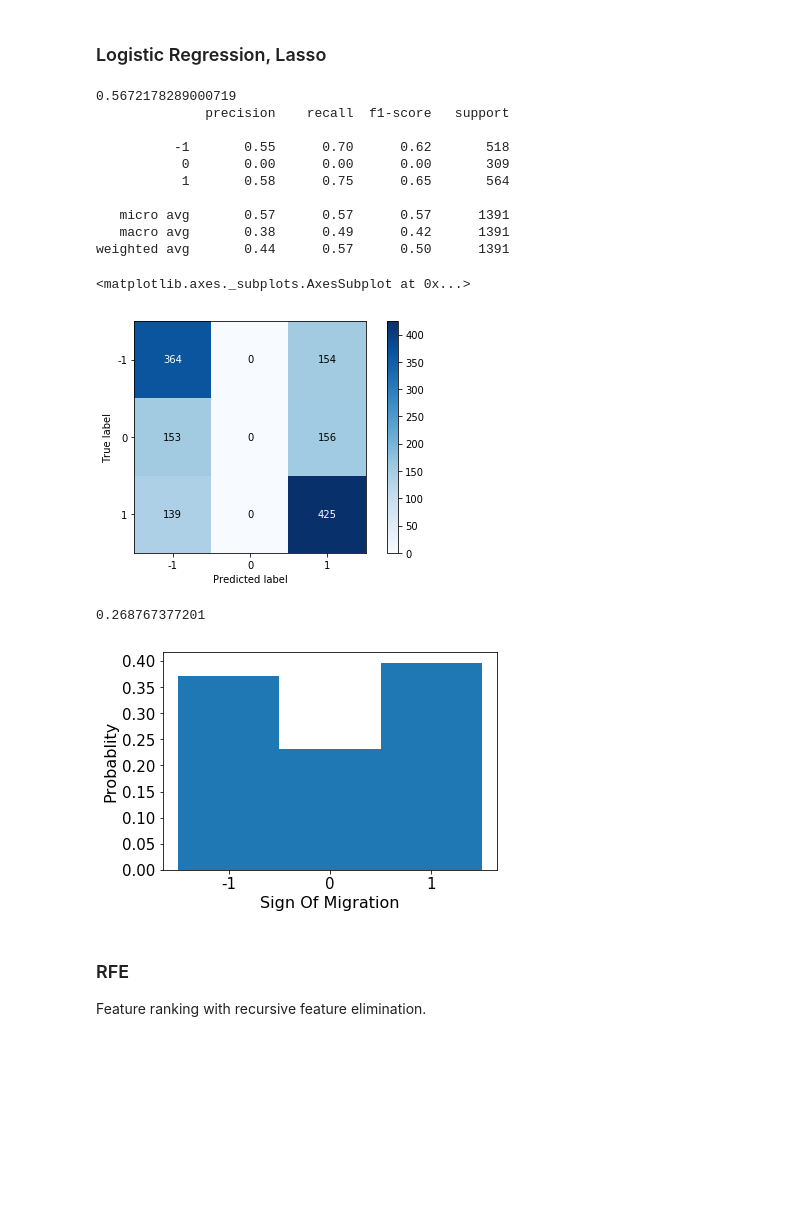
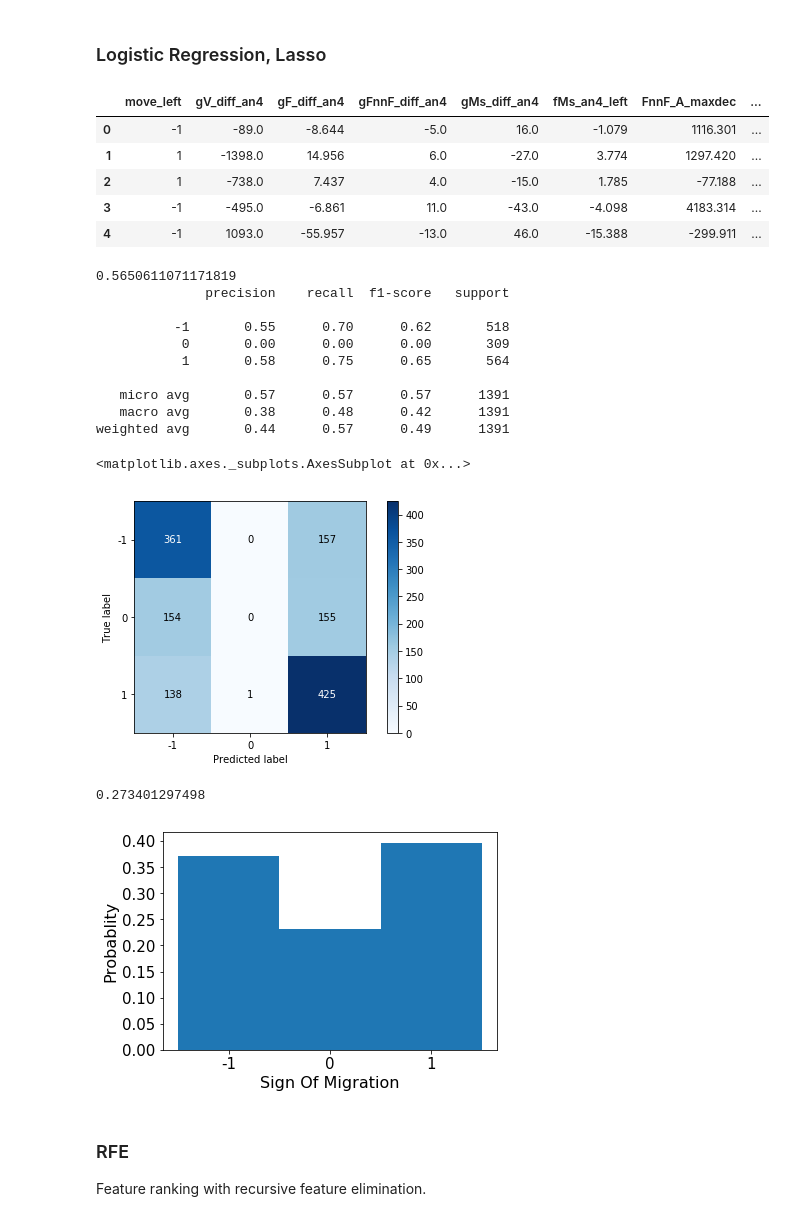
Before and after one commit to xiaotingz/Matlab, a Jupyter notebook: Grain Tracking/ClassificationModels.ipynb, the cells around one changed output. Saved outputs shown, nothing was run; the diff lists cells and outputs as text; code cells hidden in the pictures; blank space fills up the shorter version.

```diff
--- a/Grain Tracking/ClassificationModels.ipynb
+++ b/Grain Tracking/ClassificationModels.ipynb
@@ -43,17 +43,17 @@ import seaborn as sns
 %matplotlib inline
 # from matplotlib.pylab import rcParams
 
-mig = pd.read_csv('/Users/xiaotingzhong/Documents/Matlab/Grain Tracking/data/190408_features_mig.txt')
-mig_sign = pd.read_csv('/Users/xiaotingzhong/Documents/Matlab/Grain Tracking/data/190408_features_mig_signs.txt')
-energy_grad = pd.read_csv('/Users/xiaotingzhong/Documents/Matlab/Grain Tracking/data/190421_features_energygrad.txt')
+# mig = pd.read_csv('/Users/xiaotingzhong/Documents/Matlab/Grain Tracking/data/190408_features_mig.txt')
+# mig_sign = pd.read_csv('/Users/xiaotingzhong/Documents/Matlab/Grain Tracking/data/190408_features_mig_signs.txt')
+energy_grad = pd.read_csv('/Users/xiaotingzhong/Documents/Matlab/Grain Tracking/190421_features_energygrad.txt')
 geo_topo = pd.read_csv('/Users/xiaotingzhong/Documents/Matlab/Grain Tracking/data/190421_features_geo_topo.txt')
-other = pd.read_csv('/Users/xiaotingzhong/Documents/Matlab/Grain Tracking/data/190408_features_otherinfo.txt')
+# other = pd.read_csv('/Users/xiaotingzhong/Documents/Matlab/Grain Tracking/data/190408_features_otherinfo.txt')
 
-mig.columns = mig.columns.str.strip()
-mig_sign.columns = mig_sign.columns.str.strip()
+# mig.columns = mig.columns.str.strip()
+# mig_sign.columns = mig_sign.columns.str.strip()
 energy_grad.columns = energy_grad.columns.str.strip()
 geo_topo.columns = geo_topo.columns.str.strip()
-other.columns = other.columns.str.strip()
+# other.columns = other.columns.str.strip()
 # %%
 from scipy.io import loadmat
 # mat = scipy.io.loadmat('/Volumes/XIAOTING/Ni/working/Grain Tracking/tmp_190416.mat')
@@ -397,6 +397,16 @@ logi_reg = LogisticRegression(penalty='l1', solver='liblinear', max_iter=1000, C
 # print sorted(cv_results.keys())
 # print 'test accuracy = ', cv_results['test_score'], cv_results['test_score'].mean()
 # print 'training accuracy = ', cv_results['train_score'], cv_results['train_score'].mean()
+# %%
+energy_grad.head(5)
+# geo_topo.head(5)
+# %% [output]
+|  | move_left | gV_diff_an4 | gF_diff_an4 | gFnnF_diff_an4 | gMs_diff_an4 | fMs_an4_left | FnnF_A_maxdec | ... |
+| 0 | -1 | -89.0 | -8.644 | -5.0 | 16.0 | -1.079 | 1116.301 | ... |
+| 1 | 1 | -1398.0 | 14.956 | 6.0 | -27.0 | 3.774 | 1297.420 | ... |
+| 2 | 1 | -738.0 | 7.437 | 4.0 | -15.0 | 1.785 | -77.188 | ... |
+| 3 | -1 | -495.0 | -6.861 | 11.0 | -43.0 | -4.098 | 4183.314 | ... |
+| 4 | -1 | 1093.0 | -55.957 | -13.0 | 46.0 | -15.388 | -299.911 | ... |
 # %%
 # y = energy_grad.iloc[:, 0]
 # X = energy_grad.iloc[:, 1:]
@@ -414,7 +424,7 @@ plotConfusionMatrix(y_true, y_pred, ['-1', '0', '1'], normalize=False, rotate_xl
 # weighted_coeffs = np.std(X, 0).T*logi_reg.coef_[2,:]
 # plotFeatureImportance(weighted_coeffs, X.columns, title='logi_reg_mig_sign_featureImportance')
 # %% [output]
-0.5672178289000719
+0.5650611071171819
               precision    recall  f1-score   support
 
           -1       0.55      0.70      0.62       518
@@ -422,12 +432,13 @@ plotConfusionMatrix(y_true, y_pred, ['-1', '0', '1'], normalize=False, rotate_xl
            1       0.58      0.75      0.65       564
 
    micro avg       0.57      0.57      0.57      1391
-   macro avg       0.38      0.49      0.42      1391
-weighted avg       0.44      0.57      0.50      1391
+   macro avg       0.38      0.48      0.42      1391
+weighted avg       0.44      0.57      0.49      1391
 <matplotlib.axes._subplots.AxesSubplot at 0x...>
 [figure]
 # %%
-print (151+139.0) / (151+139+366+423.0)
+print (157 + 138) / (151+139+366+423.0)
+# print (774 + 869) / (774 + 869 + 1711 + 1985.0)
 plt.hist(y, bins=[-1, 0, 1, 2], density = True)
 plt.xticks([-0.5, 0.5, 1.5], ['-1', '0', '1'], size=15)
 plt.yticks(size=15)
@@ -435,7 +446,7 @@ plt.ylabel('Probablity',size=16)
 plt.xlabel('Sign Of Migration',size=16)
 plt.savefig('label distribution', dpi=300, bbox_inches="tight")
 # %% [output]
-0.268767377201
+0.273401297498
 [figure]
 # %% [markdown]
 ### RFE
```
Also changed, not shown: parts of 2 cells of this notebook, 14 other files.
